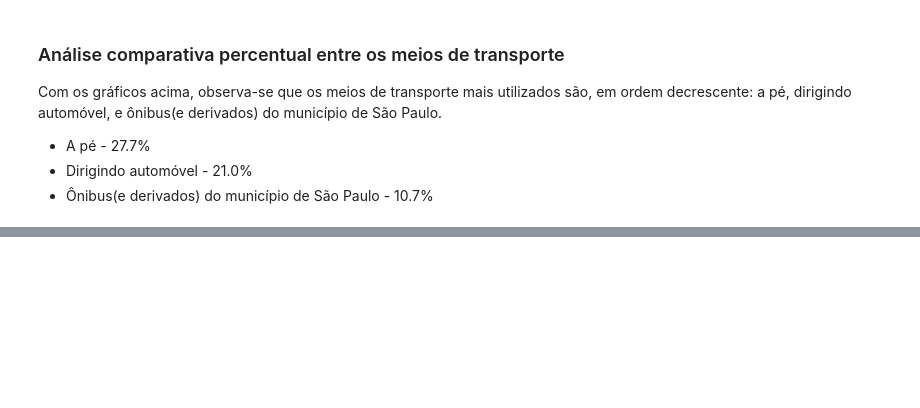
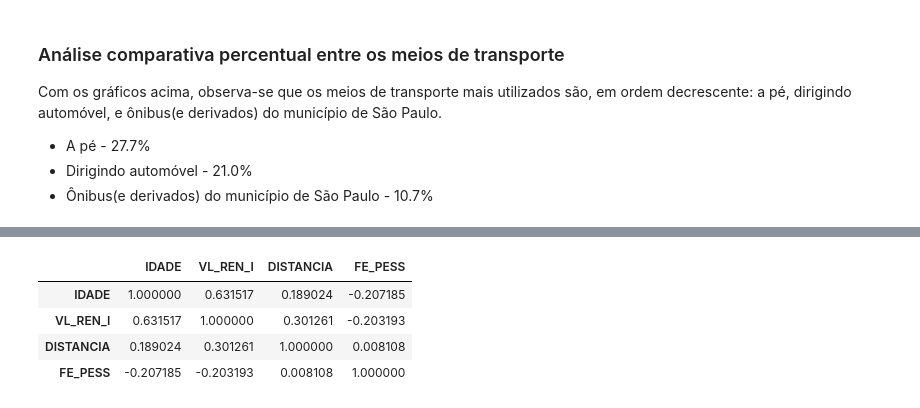
Before and after one commit to gustavo-rmontes/TCC, a Jupyter notebook: analysis_scripts/od_23-analysis.ipynb, the cells around one changed output, grey strips where cells are left out. Saved outputs shown, nothing was run; the diff lists cells and outputs as text; code cells hidden in the pictures; blank space fills up the shorter version.

```diff
--- a/analysis_scripts/od_23-analysis.ipynb
+++ b/analysis_scripts/od_23-analysis.ipynb
@@ -80,0 +106,8 @@ Com os gráficos acima, observa-se que os meios de transporte mais utilizados s
+# %%
+df[['IDADE', 'VL_REN_I', 'DISTANCIA', 'FE_PESS']].corr(method='spearman')
+# %% [output]
+|  | IDADE | VL_REN_I | DISTANCIA | FE_PESS |
+| IDADE | 1.000000 | 0.631517 | 0.189024 | -0.207185 |
+| VL_REN_I | 0.631517 | 1.000000 | 0.301261 | -0.203193 |
+| DISTANCIA | 0.189024 | 0.301261 | 1.000000 | 0.008108 |
+| FE_PESS | -0.207185 | -0.203193 | 0.008108 | 1.000000 |
```
Also changed, not shown: parts of 6 cells of this notebook, 1 other file.
